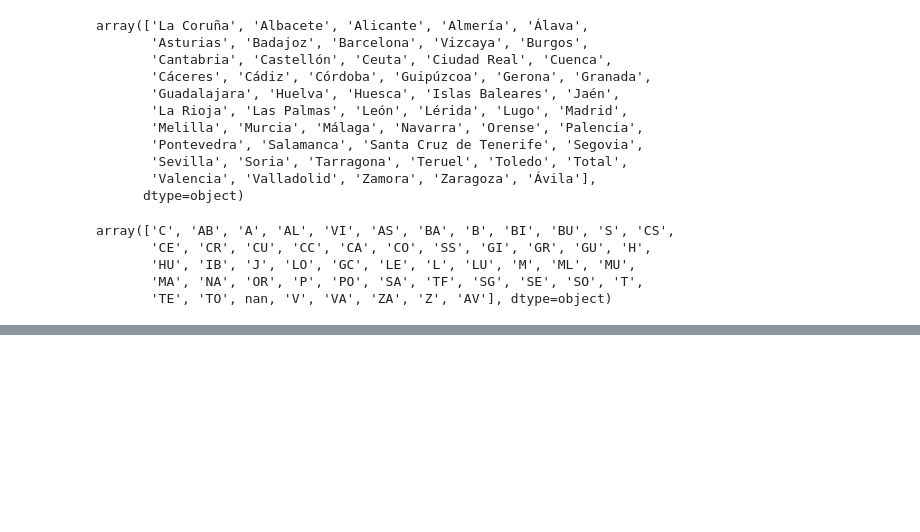
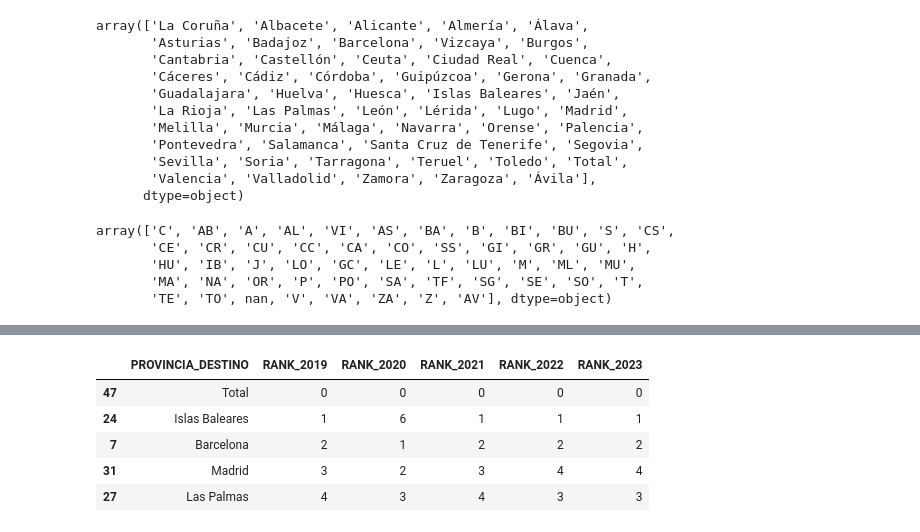
Before and after one commit to andreucs/vis-proy, a Jupyter notebook: preparación_hex_map.ipynb, the cells around one changed output, grey strips where cells are left out. Saved outputs shown, nothing was run; the diff lists cells and outputs as text; code cells hidden in the pictures; blank space fills up the shorter version.

Commit message:
create aluvial plot dataframe

```diff
--- a/preparación_hex_map.ipynb
+++ b/preparación_hex_map.ipynb
@@ -12,6 +12,8 @@ df_prov.head()
 | 2 | 2019 | 7 | A Coruña | América | Canadá | 229,0 | 1511,0 | ... |
 | 3 | 2019 | 7 | A Coruña | América | Chile | 70,0 | 504,0 | ... |
 | 4 | 2019 | 7 | A Coruña | América | Colombia | 226,0 | 1740,0 | ... |
+# %%
+df_prov['TURISTAS'] = df_prov['TURISTAS'].str.replace(".", "").str.replace(",", ".").astype(float).astype(int)
 # %%
 
 
@@ -163,3 +169,11 @@ array(['C', 'AB', 'A', 'AL', 'VI', 'AS', 'BA', 'B', 'BI', 'BU', 'S', 'CS',
        'TE', 'TO', nan, 'V', 'VA', 'ZA', 'Z', 'AV'], dtype=object)
 # %%
 #df_prov.to_csv("data/turismo_provincias.csv", index=False)
+# %%
+all_ranks = []
+for year in range(2019, df_prov['AÑO'].max()):
+    rank_year = df_prov.query(f'AÑO == {year}').groupby(['PROVINCIA_DESTINO']).sum()['TURISTAS'].sort_values(ascending=False).index
+    all_ranks.append(rank_year)
+
+all_ranks_df = pd.DataFrame(all_ranks).T
+all_ranks_df.columns = range(2019, df_prov['AÑO'].max())
@@ -165,0 +189,16 @@ array(['C', 'AB', 'A', 'AL', 'VI', 'AS', 'BA', 'B', 'BI', 'BU', 'S', 'CS',
+# %%
+all_rank_year = df_prov[['AÑO', 'PROVINCIA_DESTINO']].drop_duplicates(subset=['PROVINCIA_DESTINO'])
+for year in range(2019, df_prov['AÑO'].max()):
+    rank_df_year = all_ranks_df[year].reset_index()
+    rank_df_year.columns = [f'RANK_{year}', 'PROVINCIA_DESTINO']
+    all_rank_year = all_rank_year.merge(rank_df_year, left_on='PROVINCIA_DESTINO', right_on='PROVINCIA_DESTINO', how='left')
+
+all_rank_year_df = all_rank_year.drop(columns=['AÑO'])
+all_rank_year_df.sort_values('RANK_2019').head()
+# %% [output]
+|  | PROVINCIA_DESTINO | RANK_2019 | RANK_2020 | RANK_2021 | RANK_2022 | RANK_2023 |
+| 47 | Total | 0 | 0 | 0 | 0 | 0 |
+| 24 | Islas Baleares | 1 | 6 | 1 | 1 | 1 |
+| 7 | Barcelona | 2 | 1 | 2 | 2 | 2 |
+| 31 | Madrid | 3 | 2 | 3 | 4 | 4 |
+| 27 | Las Palmas | 4 | 3 | 4 | 3 | 3 |
```
Also changed, not shown: parts of 3 cells of this notebook.
